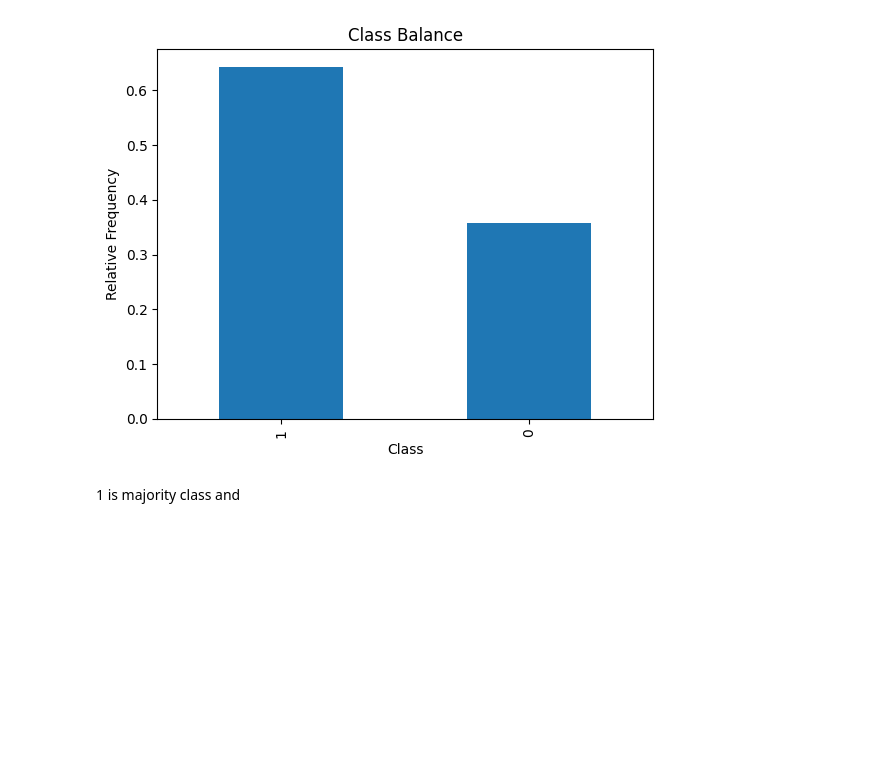
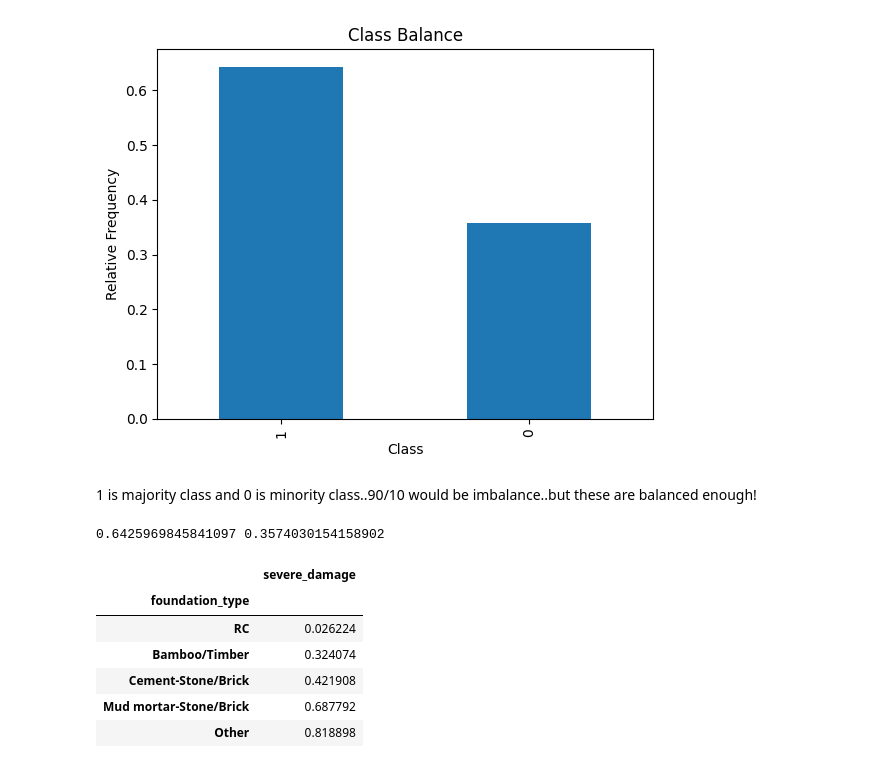
Before and after one commit to programmer-shark/earthquake-damage-prediction-model, a Jupyter notebook: 042-logistic-regression.ipynb, the cells around one changed output. Cells and saved outputs as stored; diff of their text form; code cells hidden in the pictures; blank space fills up the shorter version.

Commit message:
pivot table to see relation between foundation_type and damage

```diff
--- a/042-logistic-regression.ipynb
+++ b/042-logistic-regression.ipynb
@@ -241,5 +241,22 @@ df["severe_damage"].value_counts(normalize=True).plot(
 # %% [output]
 <Axes: title={'center': 'Class Balance'}, xlabel='Class', ylabel='Relative Frequency'>
 [figure]
-# %% [markdown]
-1 is majority class and
+# %% [markdown]
+1 is majority class and 0 is minority class..90/10 would be imbalance..but these are balanced enough!
+# %%
+majority_class_prop, minority_class_prop = df["severe_damage"].value_counts(normalize=True)
+print(majority_class_prop, minority_class_prop)
+# %% [output]
+0.6425969845841097 0.3574030154158902
+# %%
+# Create pivot table
+foundation_pivot = pd.pivot_table(df,index="foundation_type",values="severe_damage",aggfunc=np.mean).sort_values(by="severe_damage")
+foundation_pivot
+# %% [output]
+|  | severe_damage |
+| foundation_type |  |
+| RC | 0.026224 |
+| Bamboo/Timber | 0.324074 |
+| Cement-Stone/Brick | 0.421908 |
+| Mud mortar-Stone/Brick | 0.687792 |
+| Other | 0.818898 |
```
